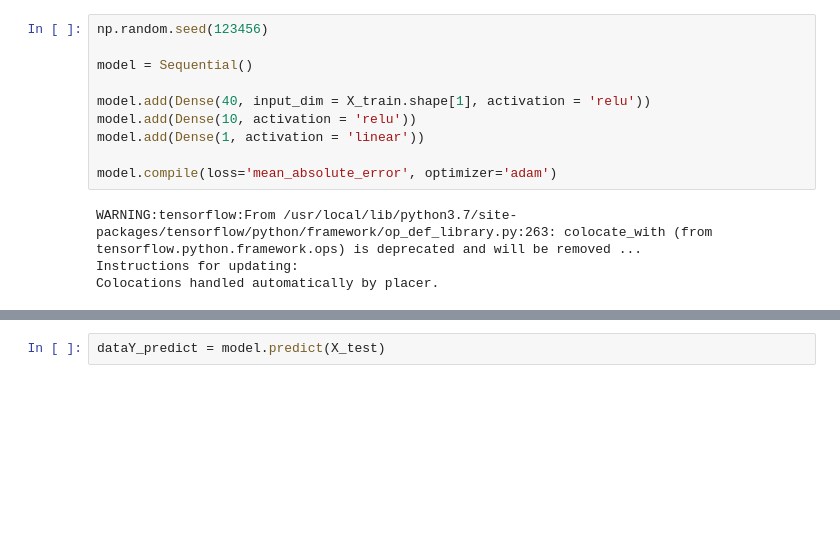
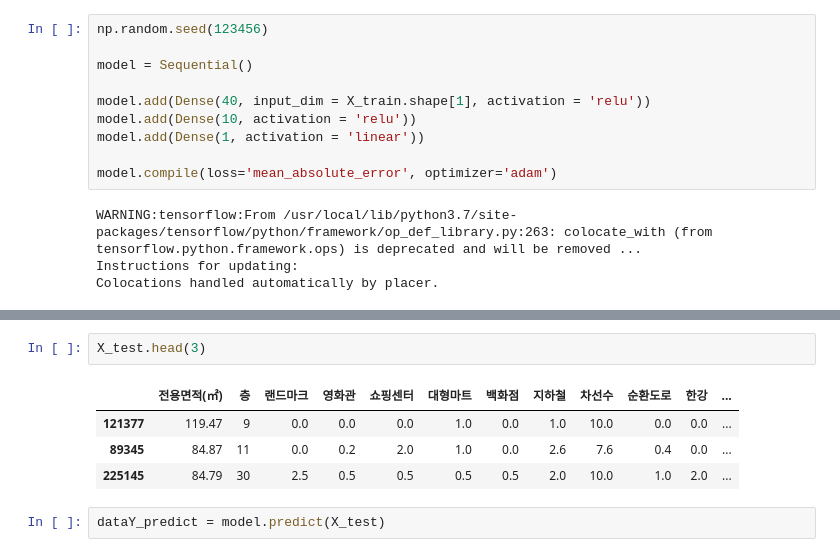
Before and after one commit to younghk/Housing_Seoul_Analysis, a Jupyter notebook: Modelling.ipynb, the cells around one changed output, grey strips where cells are left out. Cells and saved outputs as stored; diff of their text form; blank space fills up the shorter version.

```diff
--- a/Modelling.ipynb
+++ b/Modelling.ipynb
@@ -143,3 +169,10 @@ Epoch 300/300
+# %%
+X_test.head(3)
+# %% [output]
+|  | 전용면적(㎡) | 층 | 랜드마크 | 영화관 | 쇼핑센터 | 대형마트 | 백화점 | 지하철 | 차선수 | 순환도로 | 한강 | ... |
+| 121377 | 119.47 | 9 | 0.0 | 0.0 | 0.0 | 1.0 | 0.0 | 1.0 | 10.0 | 0.0 | 0.0 | ... |
+| 89345 | 84.87 | 11 | 0.0 | 0.2 | 2.0 | 1.0 | 0.0 | 2.6 | 7.6 | 0.4 | 0.0 | ... |
+| 225145 | 84.79 | 30 | 2.5 | 0.5 | 0.5 | 0.5 | 0.5 | 2.0 | 10.0 | 1.0 | 2.0 | ... |
 # %%
 dataY_predict = model.predict(X_test)
 # %%
```
Also changed, not shown: parts of 13 cells of this notebook.
